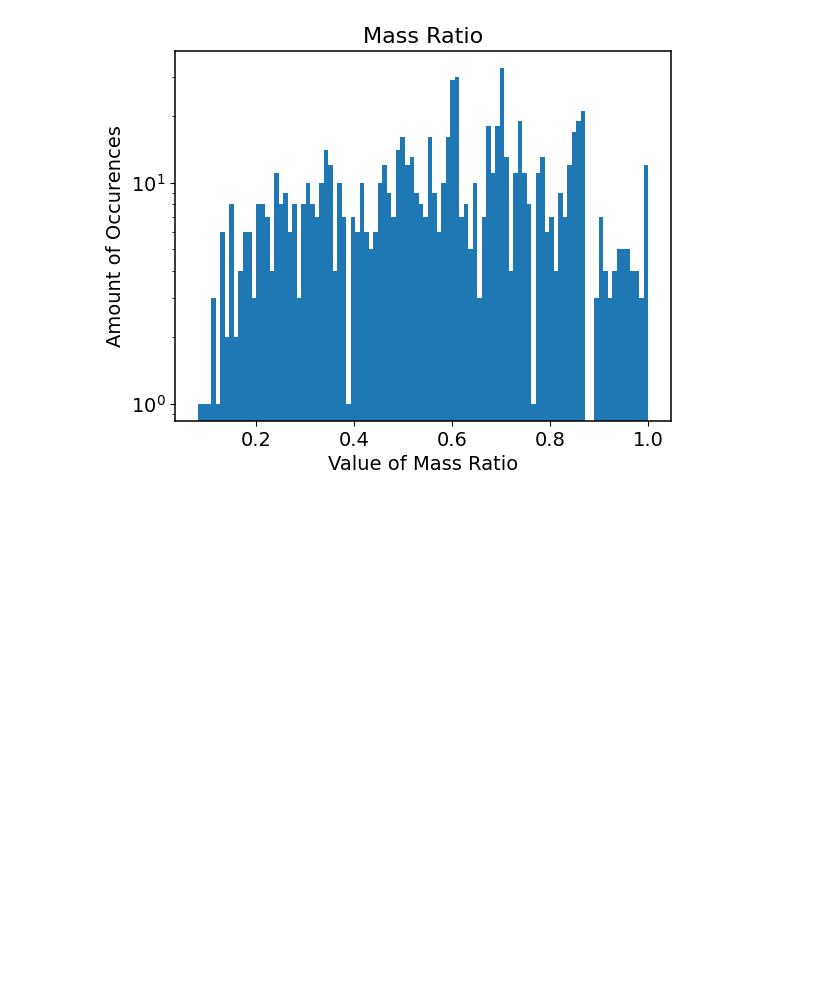
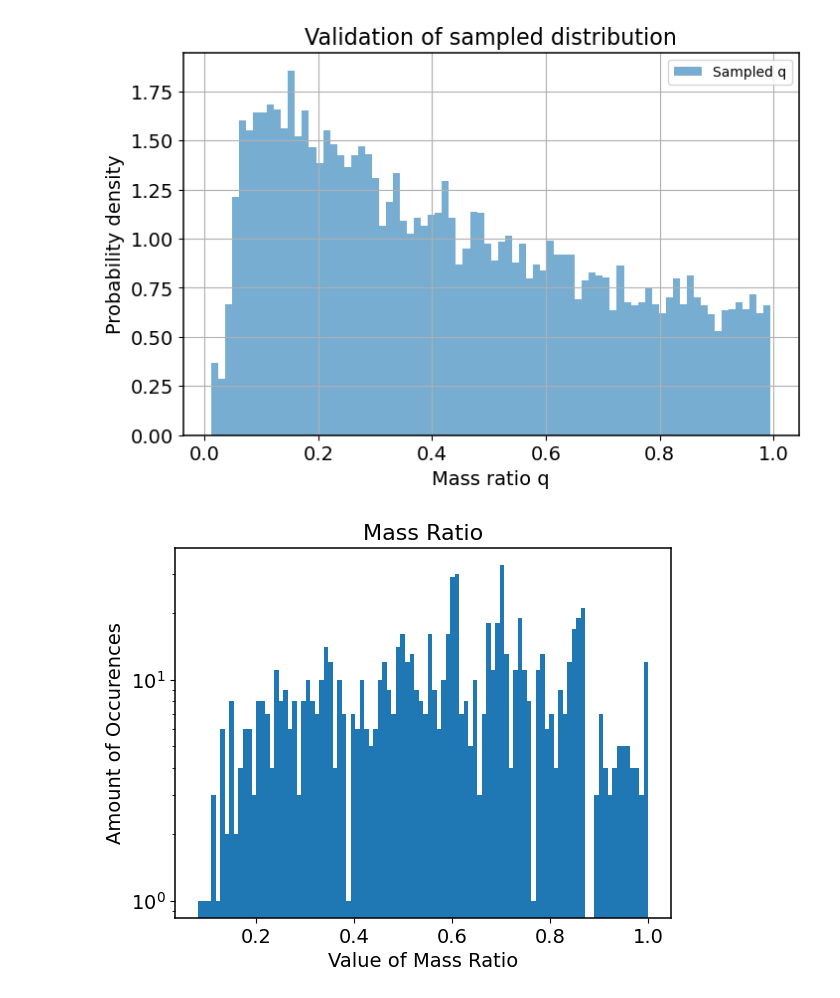
Before and after one commit to Eljameuter/Orbital-and-physical-parameter-distribution-of-Binary-Systems, a Jupyter notebook: Period and mass ratio.ipynb, the cells around one changed output. Drawn from its saved outputs; the diff is of its cells as text; code cells hidden in the pictures; blank space fills up the shorter version.

Commit message:
mass-ratio PDF en bruikbare CDF gemaakt die rekening houdt met de verschillende soorten sterren, hoe veel ze voorkomen en hun invloed op de PDF van q_m

```diff
--- a/Period and mass ratio.ipynb
+++ b/Period and mass ratio.ipynb
@@ -9,6 +9,57 @@ plt.rcParams['ytick.labelsize'] = 14
 plt.rcParams['axes.labelsize'] = 14
 plt.rcParams['axes.titlesize'] = 16
 plt.rcParams['axes.linewidth'] = 1.1
+# %%
+import numpy as np
+import pandas as pd
+import matplotlib.pyplot as plt
+
+# ============================================================
+# LOAD PRECOMPUTED Q DISTRIBUTION
+# ============================================================
+
+file_path = "DATA/RAW/q_mass_ratio_distribution.csv"
+
+df = pd.read_csv(file_path)
+
+q = df["q"].values
+cdf = df["CDF"].values
+
+# ============================================================
+# SAMPLING FUNCTION
+# ============================================================
+
+def sample_q_from_pdf(N):
+    u = np.random.rand(N)
+    samples = np.interp(u, cdf, q)
+    return samples
+
+# ============================================================
+# GENERATE NEW SAMPLE SET
+# ============================================================
+
+N = 10000
+q_samples = sample_q_from_pdf(N)
+
+# ============================================================
+# PLOT: CHECK IF DISTRIBUTION MATCHES
+# ============================================================
+
+plt.figure(figsize=(8,5))
+
+# histogram van gegenereerde samples
+plt.hist(q_samples, bins=80, density=True, alpha=0.6, label="Sampled q")
+
+plt.xlabel("Mass ratio q")
+plt.ylabel("Probability density")
+plt.title("Validation of sampled distribution")
+
+plt.legend()
+plt.grid(True)
+
+plt.show()
+# %% [output]
+[figure, added]
 # %%
 df = pd.read_csv(r'DATA/RAW/reduced_raw_data.csv')
 eccentricity = df["e"]
```
Also changed, not shown: 2 other files.
